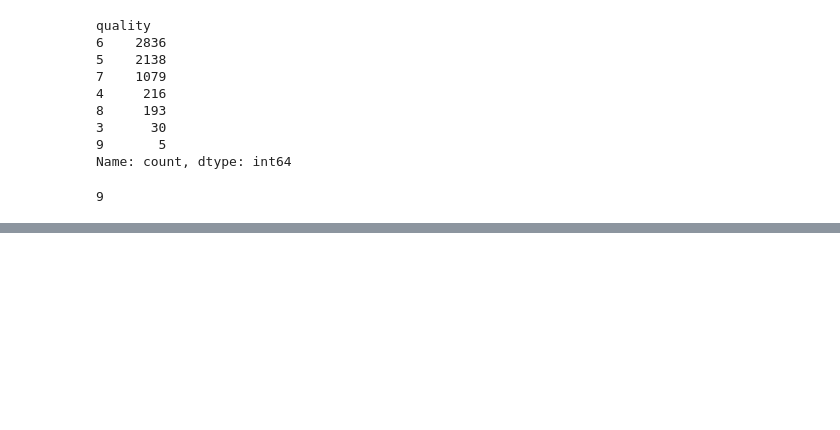
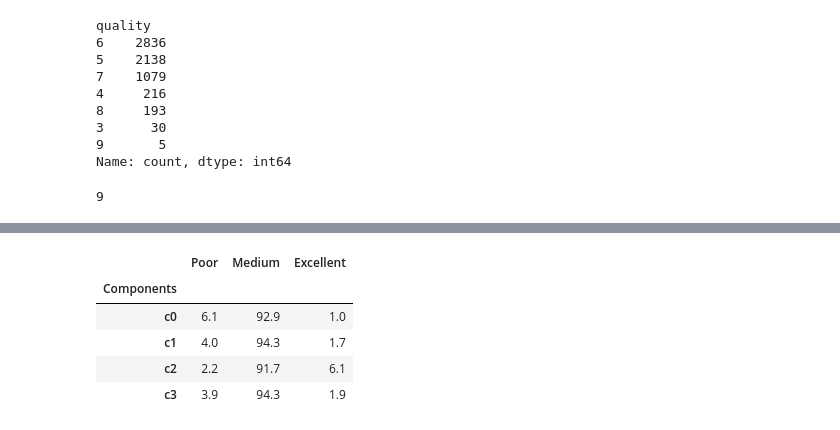
Before and after one commit to chainrunner8/Statistical-Learning, a Jupyter notebook: GA/explore.ipynb, the cells around one changed output, grey strips where cells are left out. Cells and saved outputs as stored; diff of their text form; code cells hidden in the pictures; blank space fills up the shorter version.

```diff
--- a/GA/explore.ipynb
+++ b/GA/explore.ipynb
@@ -336,0 +346,9 @@ max(y)
+# %%
+table * 100
+# %% [output]
+|  | Poor | Medium | Excellent |
+| Components |  |  |  |
+| c0 | 6.1 | 92.9 | 1.0 |
+| c1 | 4.0 | 94.3 | 1.7 |
+| c2 | 2.2 | 91.7 | 6.1 |
+| c3 | 3.9 | 94.3 | 1.9 |
```
Also changed, not shown: parts of 4 cells of this notebook.
